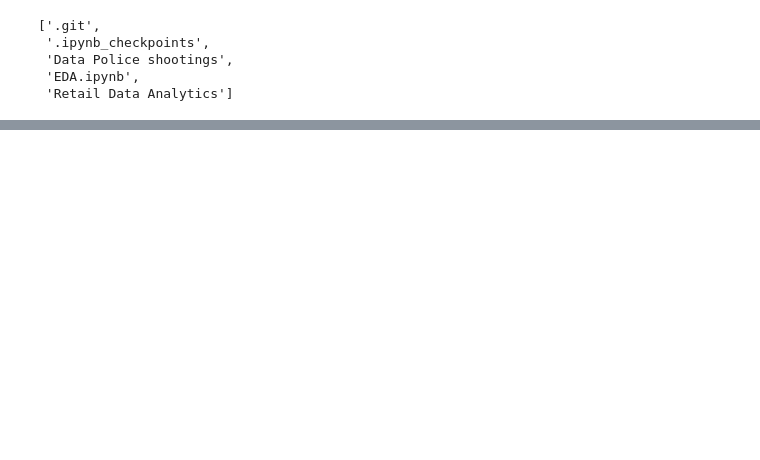
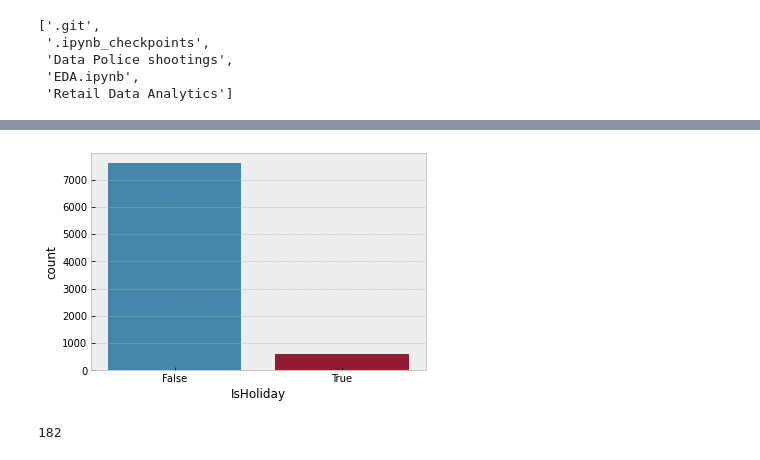
Before and after one commit to Shehab37/automated-EDA, a Jupyter notebook: EDA.ipynb, the cells around one changed output, grey strips where cells are left out. Saved outputs shown, nothing was run; the diff lists cells and outputs as text; code cells hidden in the pictures; blank space fills up the shorter version.

```diff
--- a/EDA.ipynb
+++ b/EDA.ipynb
@@ -251,0 +270,27 @@ MarkDown4 and MarkDown1 are highly correlated
+# %%
+from enum import unique
+
+
+df = pd.read_csv('.\\Retail Data Analytics\Features data set.csv')
+df_bool = df.select_dtypes(include=['bool'])
+for i in range(len(df_bool.columns)):
+    sns.countplot(x=df_bool.columns[i], data=df_bool)
+    plt.show()
+df_obj = df.select_dtypes(include=['object'])
+# first check if the unique values are less than 10
+# if yes then we can visualize the categorical variables
+for i in range(len(df_obj.columns)):
+    unique_values = int(df_obj.iloc[:, i].nunique())
+    print(unique_values)
+    if unique_values < 10:
+        sns.countplot(x=df_obj.columns[i], data=df_obj)
+        plt.show()
+# df_obj = df.select_dtypes(include=['object'])
+# df_obj
+# df_obj.columns[0]
+# sns.countplot(x=df_obj.columns[0], data=df_obj)
+# plt.show()
+# display(df_obj.head())
+# %% [output]
+[figure, added]
+182
```
Also changed, not shown: parts of 3 cells of this notebook.
